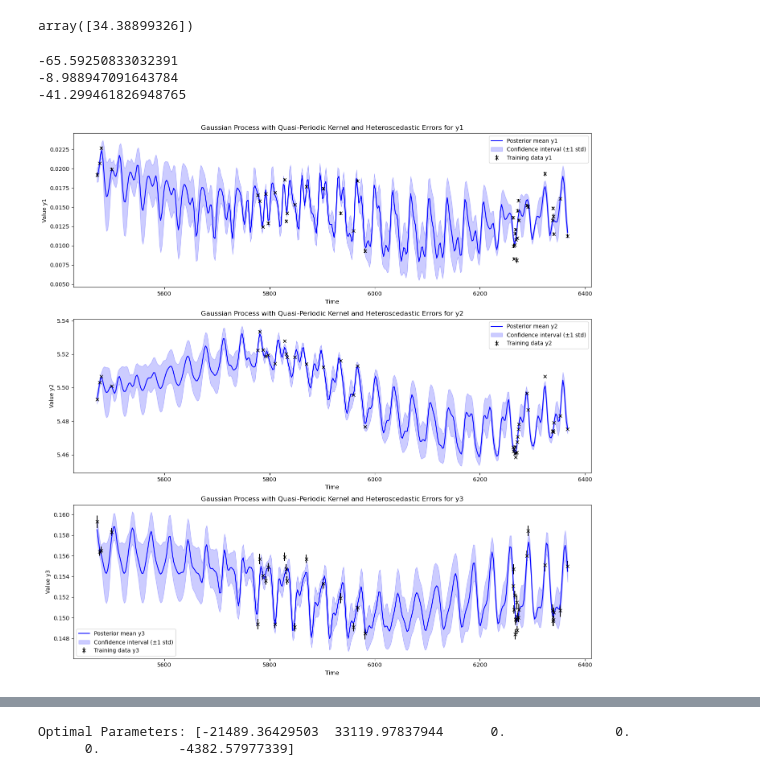
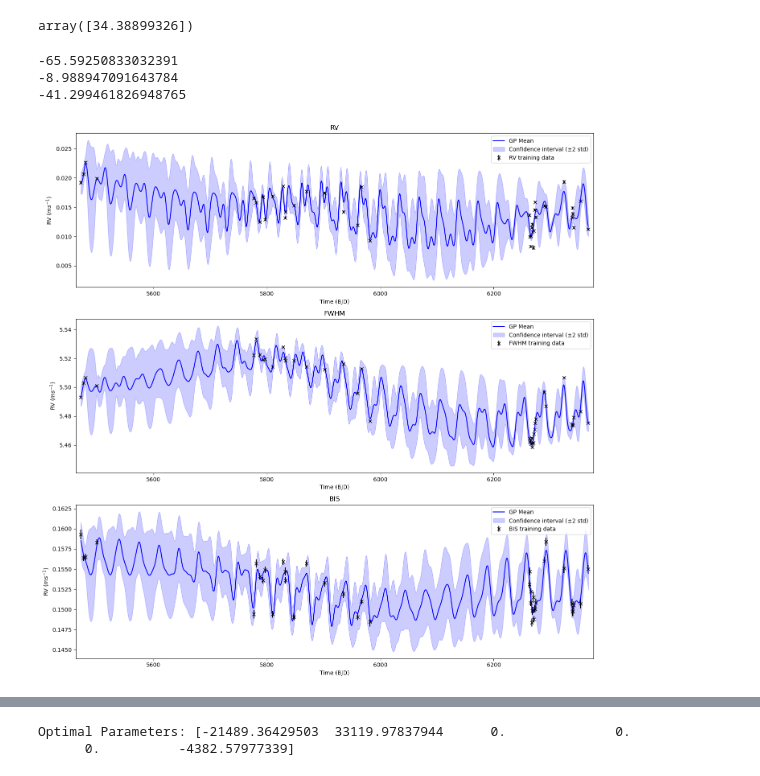
Before and after one commit to adnansiddiquei/exoplanet_search, a Jupyter notebook: src/q2/Exploration.ipynb, the cells around one changed output, grey strips where cells are left out. Drawn from its saved outputs; the diff is of its cells as text; code cells hidden in the pictures.

```diff
--- a/src/q2/Exploration.ipynb
+++ b/src/q2/Exploration.ipynb
@@ -334,7 +536,7 @@ kernels = [
     for amp in optimized_amplitudes
 ]
 
-t_linspace = np.linspace(time.min(), time.max(), 400)
+t_linspace = np.linspace(time.min(), time.max(), 1400)
 
 posteriors = []
 
@@ -347,39 +549,46 @@ for i, kernel in enumerate(kernels):
 # Plot the results
 plt.figure(figsize=(14, 14))
 
+titles = ['RV', 'FWHM', 'BIS']
+y_label = 'RV ($m s^{-1}$)'
+x_label = 'Time (BJD)'
+
 for i, (mu_post, cov_post) in enumerate(posteriors):
     std_post = np.sqrt(np.diag(cov_post))
     plt.subplot(3, 1, i+1)
 
     plt.errorbar(
         time_scaler.inverse_transform(time.reshape(-1, 1)).ravel(),
         y_scalers[i].inverse_transform(y[:, i].reshape(-1, 1)).ravel(),
         yerr=y_err[:, i] * y_scalers[i].scale_,
-        fmt='kx', label=f'Training data y{i+1}'
+        fmt='kx', label=f'{titles[i]} training data'
     )
 
     plt.plot(
         time_scaler.inverse_transform(t_linspace.reshape(-1, 1)).ravel(),
         y_scalers[i].inverse_transform(mu_post.reshape(-1, 1)),
-        'b', label=f'Posterior mean y{i+1}'
+        'b', label=f'GP Mean'
     )
 
     plt.fill_between(
         time_scaler.inverse_transform(t_linspace.reshape(-1, 1)).ravel(),
-        y_scalers[i].inverse_transform((mu_post - 1*std_post).reshape(-1, 1)).ravel(),
-        y_scalers[i].inverse_transform((mu_post + 1*std_post).reshape(-1, 1)).ravel(),
-        color='blue', alpha=0.2, label='Confidence interval (±1 std)'
+        y_scalers[i].inverse_transform((mu_post - 2*std_post).reshape(-1, 1)).ravel(),
+        y_scalers[i].inverse_transform((mu_post + 2*std_post).reshape(-1, 1)).ravel(),
+        color='blue', alpha=0.2, label='Confidence interval (±2 std)'
     )
 
-    plt.xlabel('Time')
-    plt.ylabel(f'Value y{i+1}')
+    plt.margins(x=0.01)
+
+    plt.xlabel(x_label)
+    plt.ylabel(y_label)
     plt.legend()
-    plt.title(f'Gaussian Process with Quasi-Periodic Kernel and Heteroscedastic Errors for y{i+1}')
+    plt.title(titles[i])
 
 plt.tight_layout()
+plt.savefig('./sandbox_fig1.png')
 plt.show()
 # %% [output]
 -65.59250833032391
 -8.988947091643784
 -41.299461826948765
-[figure, old version]
+[figure, new version]
```
Also changed, not shown: parts of 21 cells of this notebook, 3 other files.
